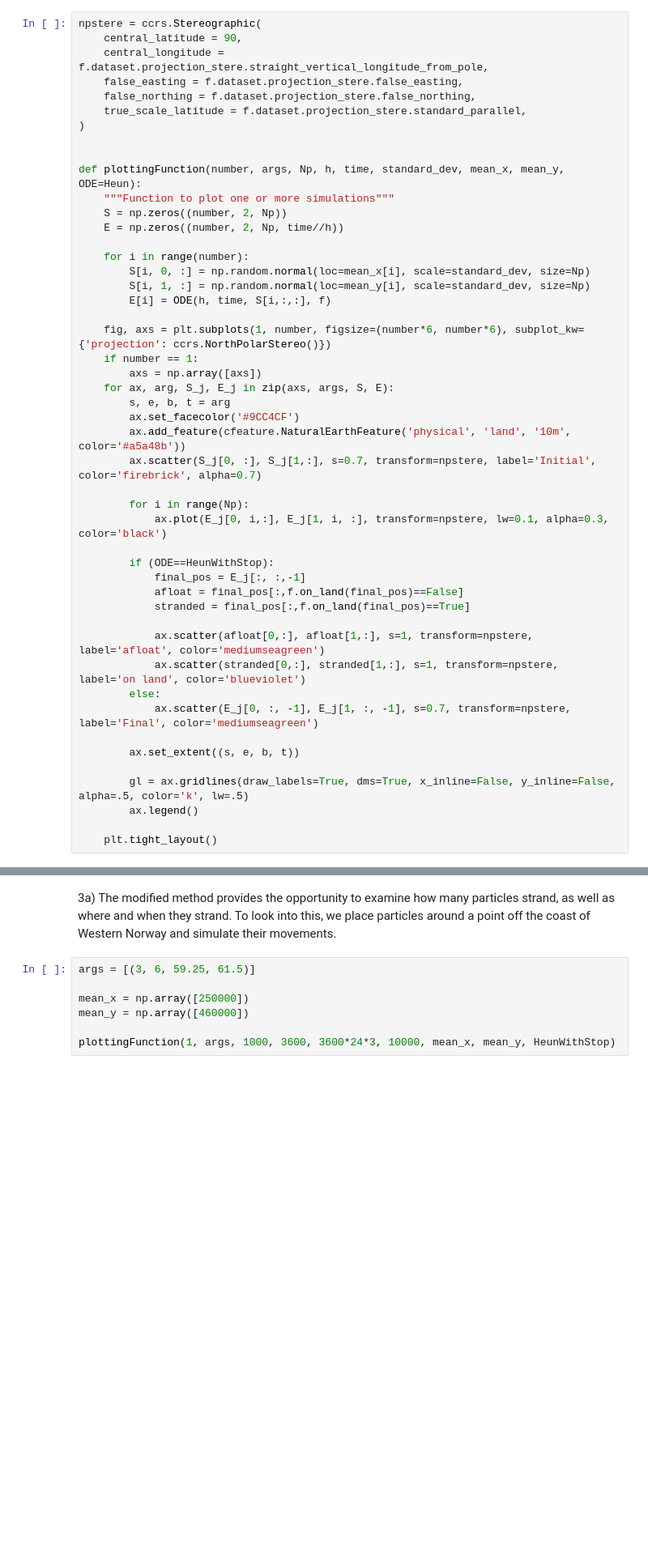
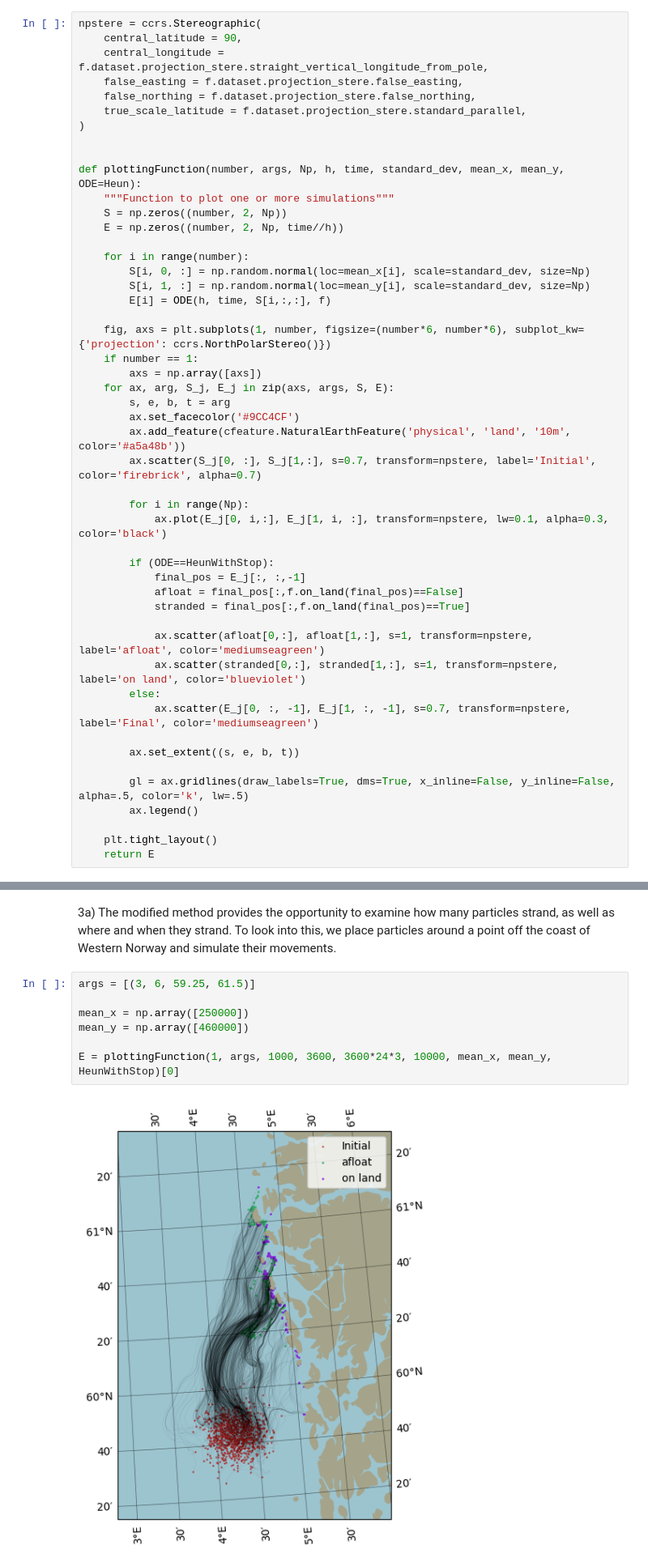
Before and after one commit to petmil123/vitberkrigerene, a Jupyter notebook: tekfysprosjekt/innlevering.ipynb, the cells around one changed output, grey strips where cells are left out. Shown at 81% size. Saved outputs shown, nothing was run; the diff lists cells and outputs as text; blank space fills up the shorter version.

```diff
--- a/tekfysprosjekt/innlevering.ipynb
+++ b/tekfysprosjekt/innlevering.ipynb
@@ -341,6 +354,7 @@ def plottingFunction(number, args, Np, h, time, standard_dev, mean_x, mean_y, OD
         ax.legend()
 
     plt.tight_layout()
+    return E
 # %%
 args1 = ((7, 11, 63.5, 65.5), (8, 12, 59.5, 57))
 args2 = ((8, 15, 67.5, 70), (25, 30, 70, 72.2))
@@ -384,7 +401,9 @@ def HeunWithStop(h, tEnd, initPos, f):
 # %%
 args = [(3, 6, 59.25, 61.5)]
 
 mean_x = np.array([250000])
 mean_y = np.array([460000])
 
-plottingFunction(1, args, 1000, 3600, 3600*24*3, 10000, mean_x, mean_y, HeunWithStop)
+E = plottingFunction(1, args, 1000, 3600, 3600*24*3, 10000, mean_x, mean_y, HeunWithStop)[0]
+# %% [output]
+[figure, added]
```
Also changed, not shown: parts of 11 cells of this notebook, 1 other file.
